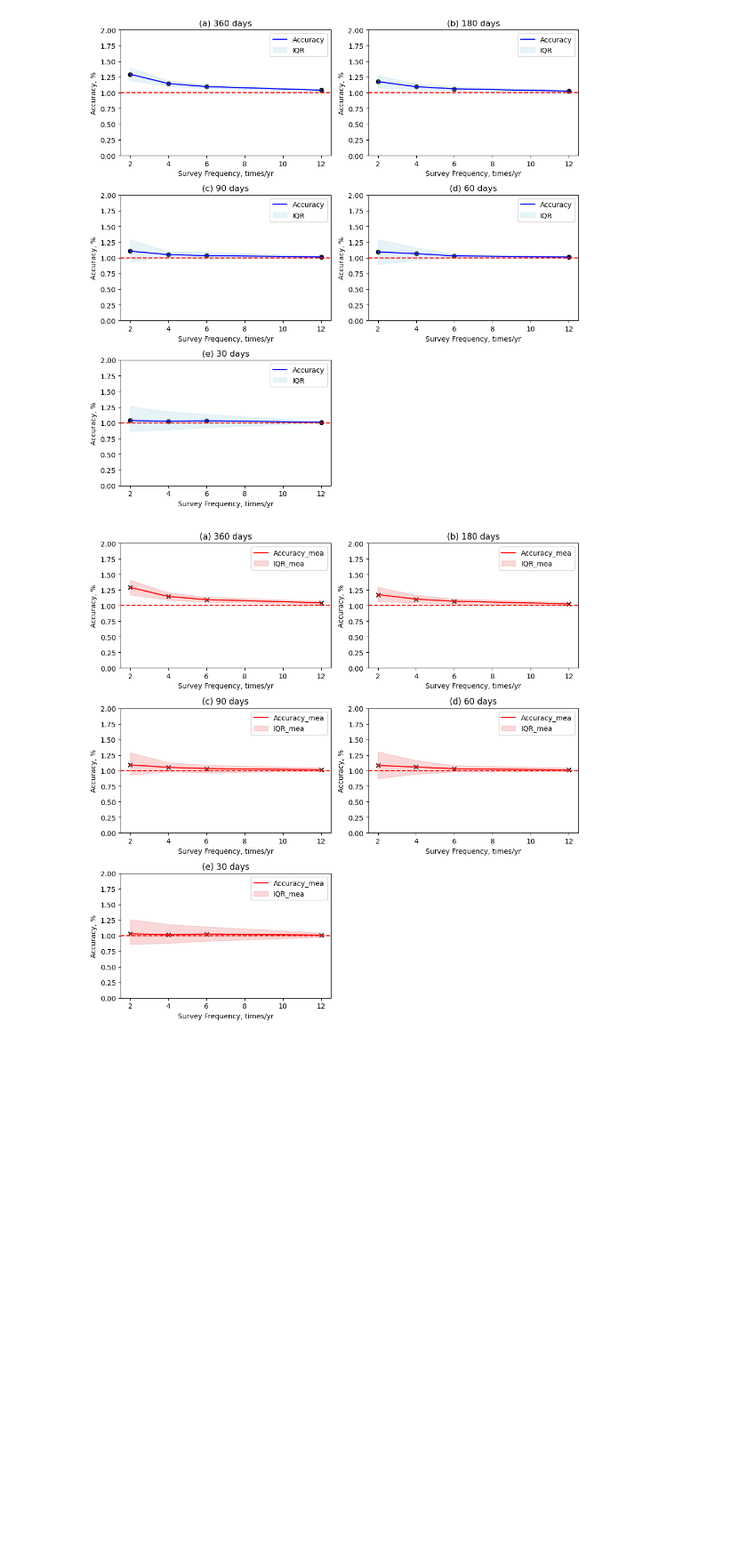
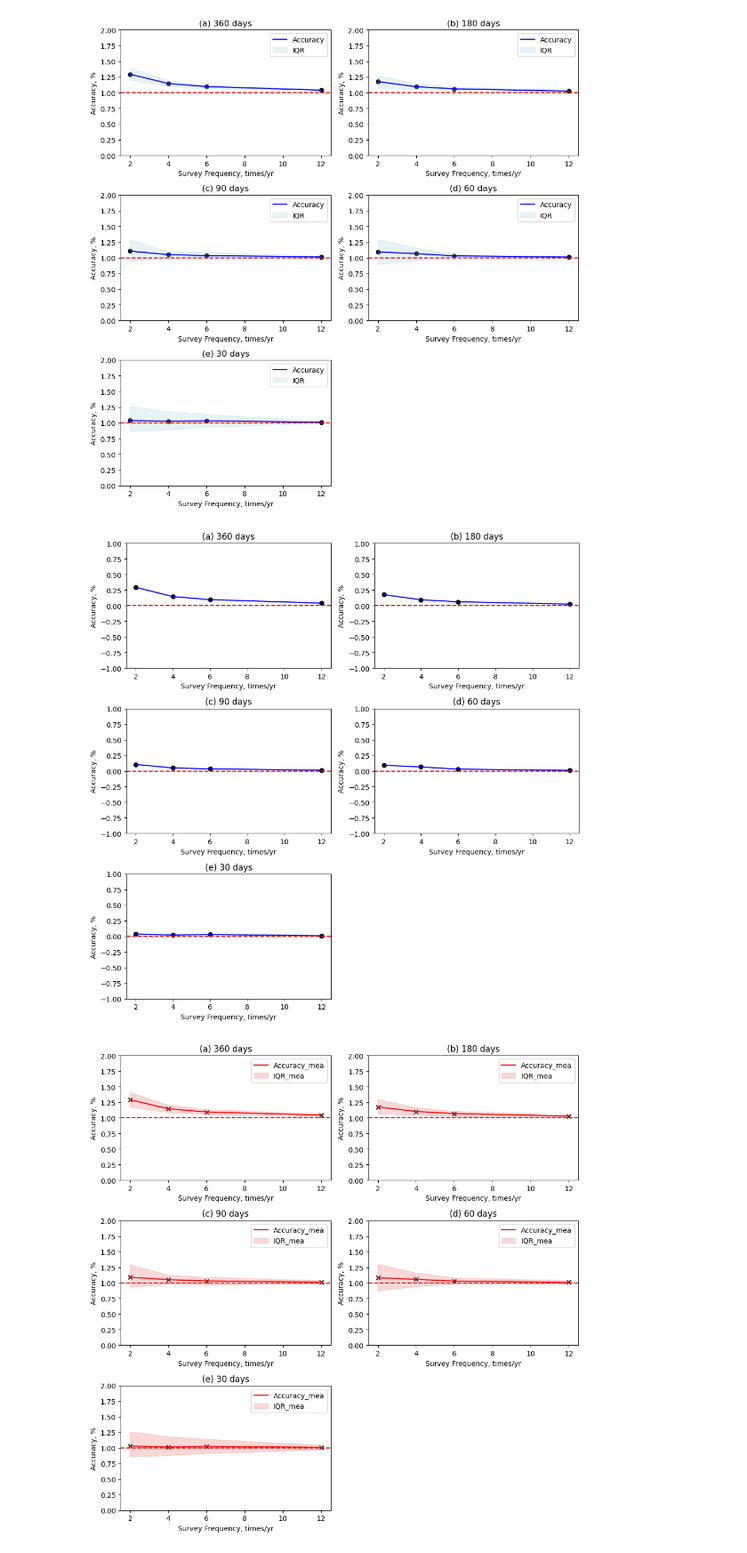
Before and after one commit to HJJJJX/Figure-Plotting, a Jupyter notebook: Uncertainty_paper_plot.ipynb, the cells around one changed output. Shown at 89% size. Cells and saved outputs as stored; diff of their text form; code cells hidden in the pictures; blank space fills up the shorter version.

```diff
--- a/Uncertainty_paper_plot.ipynb
+++ b/Uncertainty_paper_plot.ipynb
@@ -1559,6 +1054,63 @@ plt.savefig('Non_Repair_Scenarios_Accuracy.png')
 plt.show()
 # %% [output]
 [figure]
+# %%
+import matplotlib.pyplot as plt
+import numpy as np
+
+# Sample data for scatter plots
+x_values = [[2, 4, 6, 12], [2, 4, 6, 12], [2, 4, 6, 12], [2, 4, 6, 12], [2, 4, 6, 12]]
+y_values = [
+    [29.3,14.5,9.6,4.0],
+    [17.6,9.4,6.1,2.5],
+    [10.5,4.9,3.3,1.3],
+    [9.2,6.5,2.9,1.0],
+    [3.6,2.3,3.1,1.0],
+]
+
+
+# Create subplots
+fig, axs = plt.subplots(3, 2, figsize=(10, 10))
+
+# Titles for each subplot
+titles = ["(a) 360 days", "(b) 180 days", "(c) 90 days", "(d) 60 days", "(e) 30 days"]
+
+# Define common y-axis limits
+ylim_min = -1
+ylim_max = 1  # Adjust according to your data
+
+# Plot data for each subplot
+for j in range(3):
+    for k in range(2):
+        idx = j * 2 + k
+        if idx == 5:  # Skip the 6th subplot
+            continue
+        ax = axs[j, k]
+        ax.scatter(x_values[idx], (100 + np.array(y_values[idx]))/100-1, color="black")
+        ax.set_xlabel("Survey Frequency, times/yr")
+        ax.set_ylabel("Accuracy, %")
+        ax.tick_params(axis="y")
+
+        lns1 = ax.plot(x_values[idx], (100 + np.array(y_values[idx]))/100-1, linestyle="-", color="blue", label="Accuracy")
+
+        # Add red dashed line at y = 1.0
+        ax.axhline(y=0, color='red', linestyle='--')
+
+        # Set y-axis limits
+        ax.set_ylim(ylim_min, ylim_max)
+        ax.set_title(titles[idx])
+
+        # Create legend for each subplot
+        # ax.legend(loc="upper right")
+
+# Hide the empty subplot
+fig.delaxes(axs[2, 1])
+
+plt.tight_layout()
+plt.savefig('Non_Repair_Scenarios_Accuracy.png')
+plt.show()
+# %% [output]
+[figure, added]
 # %%
 #Unrepair with measurement uncertainty only
 import matplotlib.pyplot as plt
```
Also changed, not shown: parts of 13 cells of this notebook.
